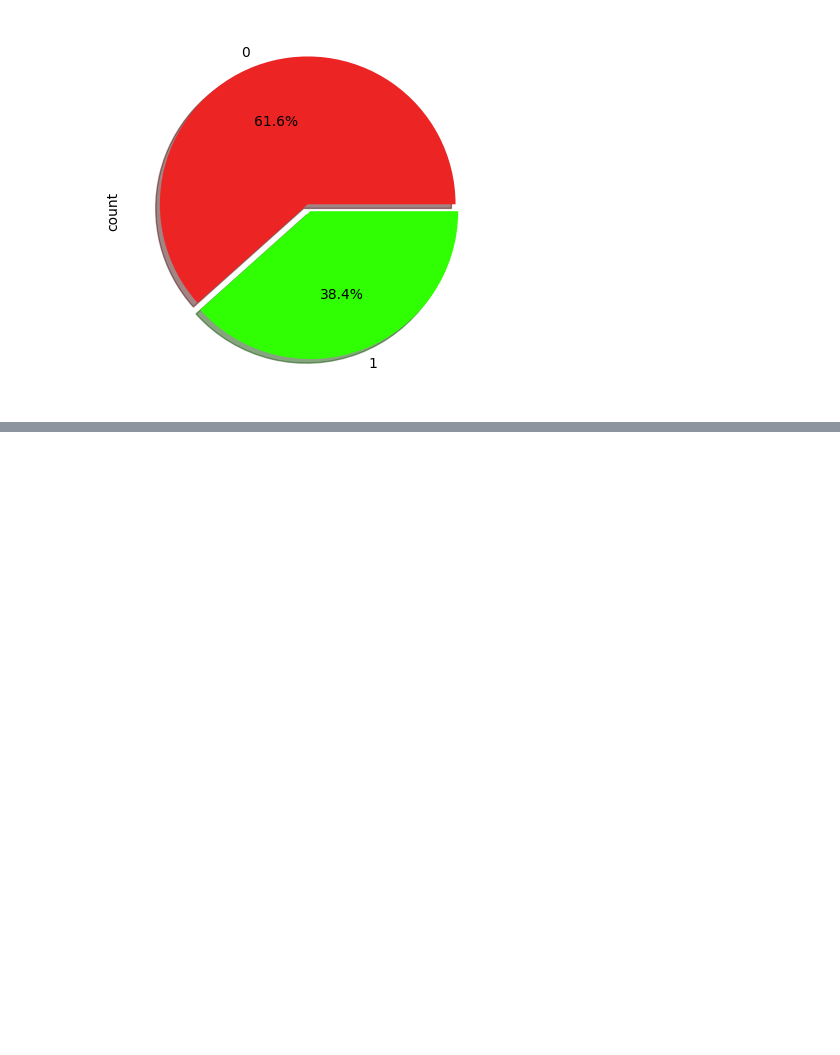
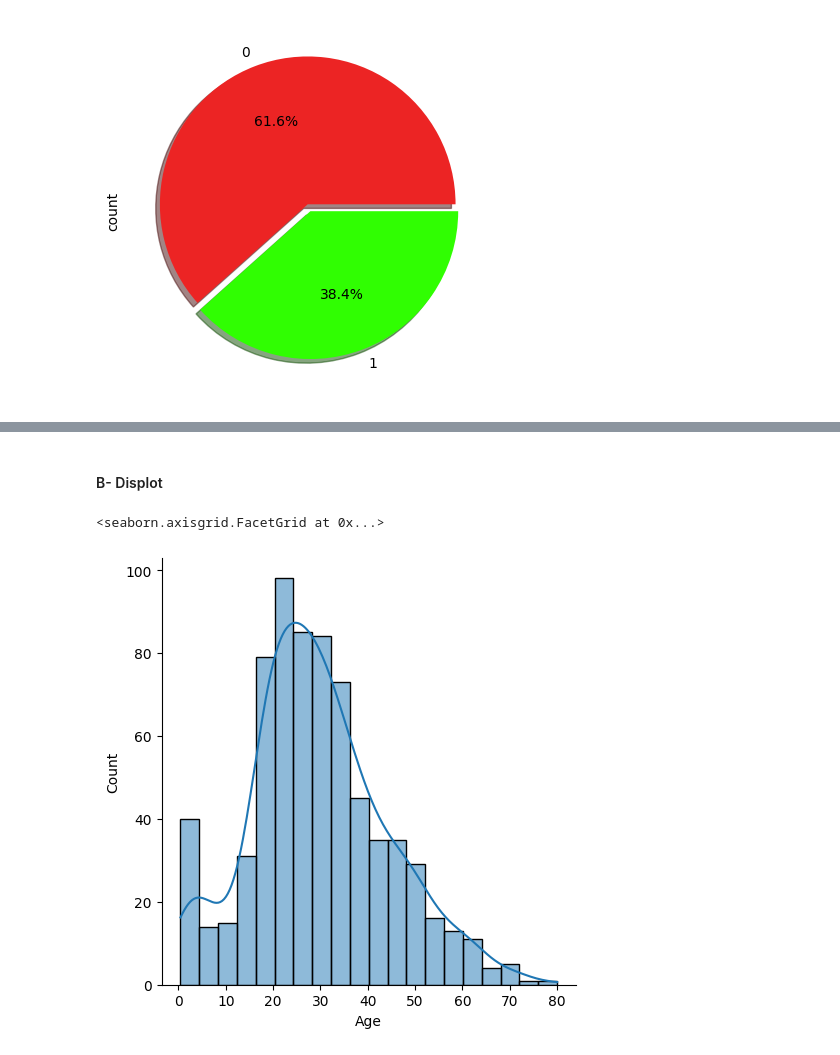
Before and after one commit to hanuman-kshitij1001/My-AIML-Journey, a Jupyter notebook: 10_Machine-Learing/20_EDA_using_Univariate_Analysis.ipynb, the cells around one changed output, grey strips where cells are left out. Cells and saved outputs as stored; diff of their text form; code cells hidden in the pictures; blank space fills up the shorter version.

```diff
--- a/10_Machine-Learing/20_EDA_using_Univariate_Analysis.ipynb
+++ b/10_Machine-Learing/20_EDA_using_Univariate_Analysis.ipynb
@@ -154,0 +172,7 @@ df['Survived'].value_counts().plot(kind='pie', autopct='%1.1f%%', colors=["#ec24
+# %% [markdown]
+#### B- Displot
+# %%
+sns.displot(df["Age"],kde=True)
+# %% [output]
+<seaborn.axisgrid.FacetGrid at 0x...>
+[figure, added]
```
Also changed, not shown: parts of 8 cells of this notebook.
